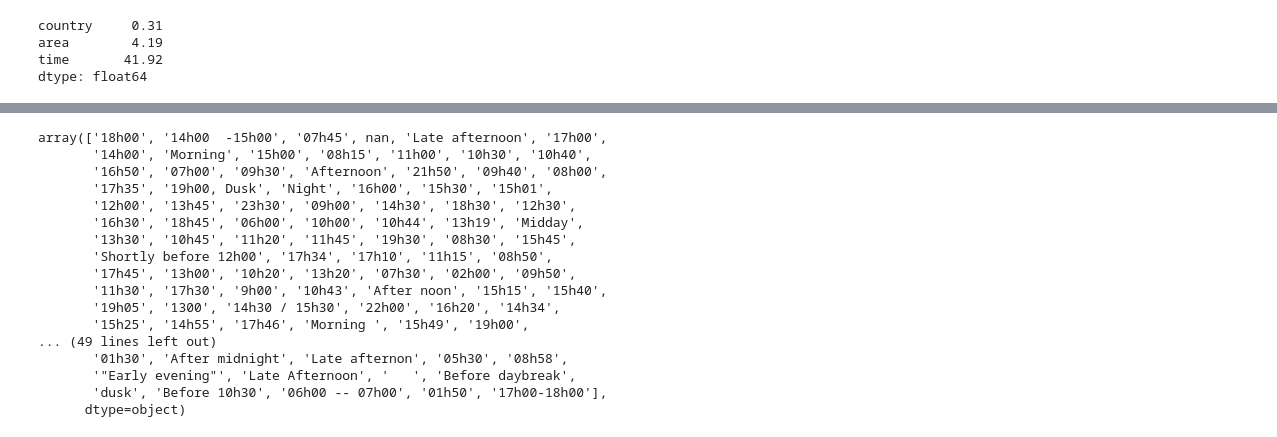
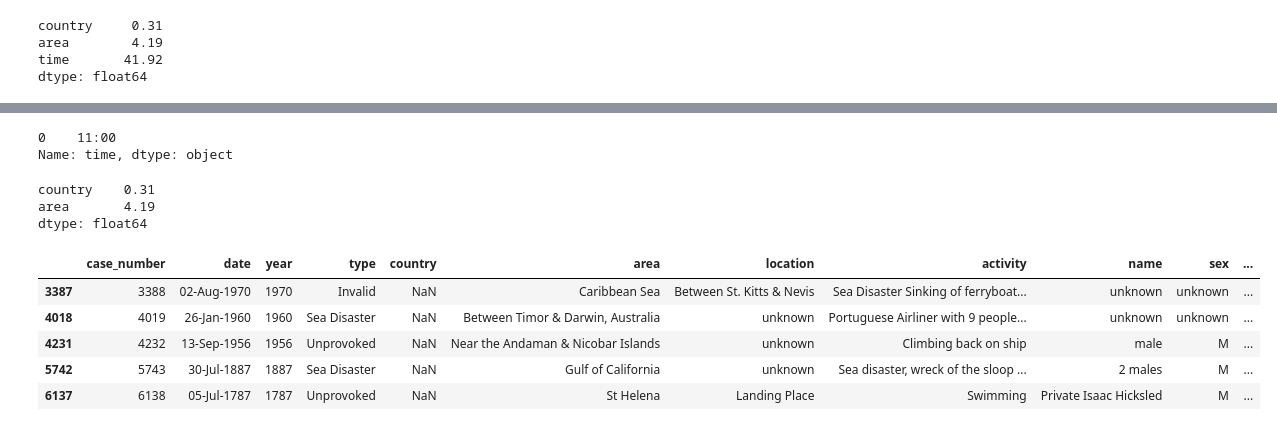
Before and after one commit to paulabnbh/Proyect-Shark-Attacks, a Jupyter notebook: data/data_cleaning_code.ipynb, the cells around one changed output, grey strips where cells are left out. Cells and saved outputs as stored; diff of their text form; code cells hidden in the pictures.

```diff
--- a/data/data_cleaning_code.ipynb
+++ b/data/data_cleaning_code.ipynb
@@ -170,20 +151,31 @@ error: nothing to repeat at position 0
+# %%
+attacks.time.replace(to_replace = r'[a-zA-Z-/&\(\)."">? ]', value = '', regex = True, inplace = True)
+# %%
+attacks.time.fillna('0', inplace = True)
+# %%
+attacks.time[attacks.time.apply(len)!=5] = np.nan
+# %%
+timemode = attacks.time.mode()
+timemode
+# %% [output]
+0    11:00
+Name: time, dtype: object
+# %%
+attacks.time.fillna('11:00', inplace = True)
 # %%
-attacks.time.unique()
+nan_cols = attacks.isna().mean() * 100
+
+round(nan_cols[nan_cols > 0], 2)
 # %% [output]
-array(['18h00', '14h00  -15h00', '07h45', nan, 'Late afternoon', '17h00',
-       '14h00', 'Morning', '15h00', '08h15', '11h00', '10h30', '10h40',
-       '16h50', '07h00', '09h30', 'Afternoon', '21h50', '09h40', '08h00',
-       '17h35', '19h00, Dusk', 'Night', '16h00', '15h30', '15h01',
-       '12h00', '13h45', '23h30', '09h00', '14h30', '18h30', '12h30',
-       '16h30', '18h45', '06h00', '10h00', '10h44', '13h19', 'Midday',
-       '13h30', '10h45', '11h20', '11h45', '19h30', '08h30', '15h45',
-       'Shortly before 12h00', '17h34', '17h10', '11h15', '08h50',
-       '17h45', '13h00', '10h20', '13h20', '07h30', '02h00', '09h50',
-       '11h30', '17h30', '9h00', '10h43', 'After noon', '15h15', '15h40',
-       '19h05', '1300', '14h30 / 15h30', '22h00', '16h20', '14h34',
-       '15h25', '14h55', '17h46', 'Morning ', '15h49', '19h00',
-... (49 lines left out)
-       '01h30', 'After midnight', 'Late afternon', '05h30', '08h58',
-       '"Early evening"', 'Late Afternoon', '   ', 'Before daybreak',
-       'dusk', 'Before 10h30', '06h00 -- 07h00', '01h50', '17h00-18h00'],
-      dtype=object)
+country    0.31
+area       4.19
+dtype: float64
+# %%
+attacks.loc[(attacks.country.isnull()) & (attacks.area.notnull())]
+# %% [output]
+|  | case_number | date | year | type | country | area | location | activity | name | sex | ... |
+| 3387 | 3388 | 02-Aug-1970 | 1970 | Invalid | NaN | Caribbean Sea | Between St. Kitts & Nevis | Sea Disaster Sinking of ferryboat... | unknown | unknown | ... |
+| 4018 | 4019 | 26-Jan-1960 | 1960 | Sea Disaster | NaN | Between Timor & Darwin, Australia | unknown | Portuguese Airliner with 9 people... | unknown | unknown | ... |
+| 4231 | 4232 | 13-Sep-1956 | 1956 | Unprovoked | NaN | Near the Andaman & Nicobar Islands | unknown | Climbing back on ship | male | M | ... |
+| 5742 | 5743 | 30-Jul-1887 | 1887 | Sea Disaster | NaN | Gulf of California | unknown | Sea disaster, wreck of the sloop ... | 2 males | M | ... |
+| 6137 | 6138 | 05-Jul-1787 | 1787 | Unprovoked | NaN | St Helena | Landing Place | Swimming | Private Isaac Hicksled | M | ... |
```
Also changed, not shown: parts of 13 cells of this notebook.
